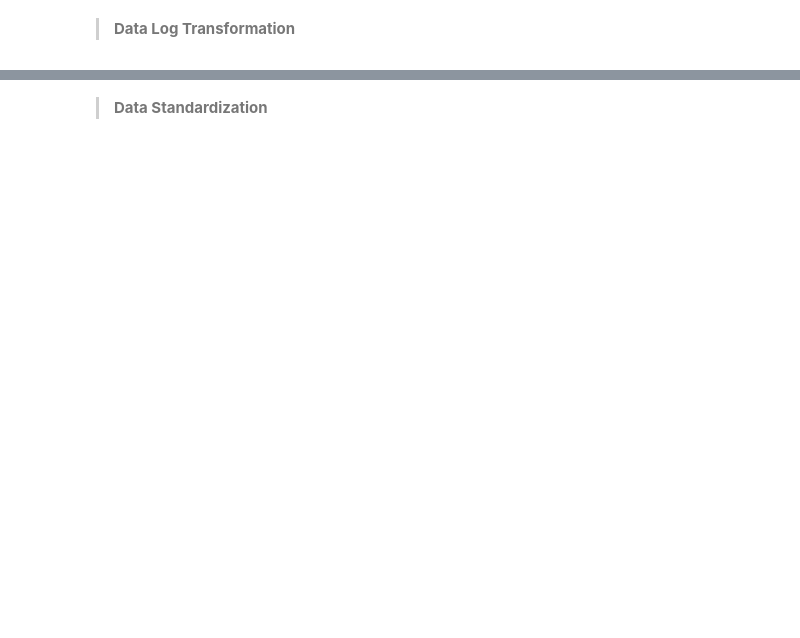
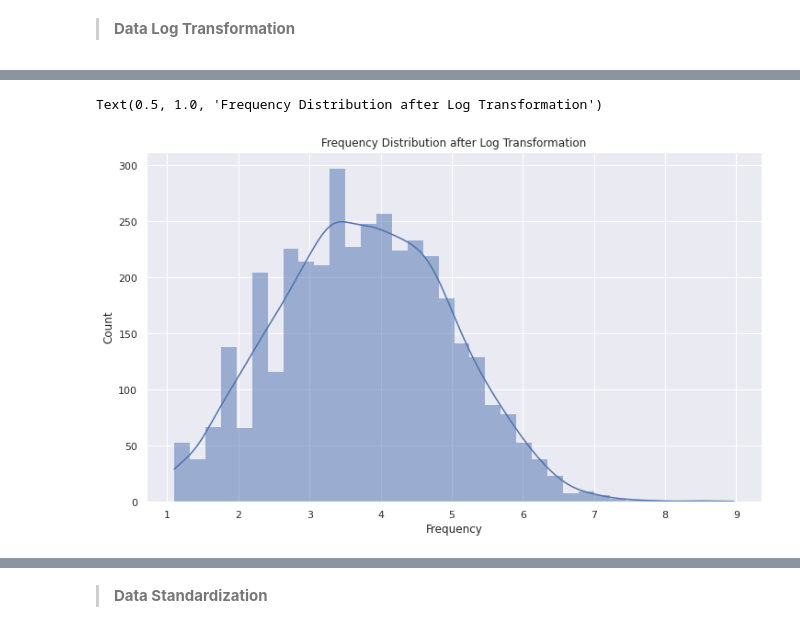
Before and after one commit to skpycoder786/CustomerSegmentation_MajorProject, a Jupyter notebook: customersegmentationanalysis-using-rfm-k-means.ipynb, the cells around one changed output, grey strips where cells are left out. Cells and saved outputs as stored; diff of their text form; code cells hidden in the pictures; blank space fills up the shorter version.

```diff
--- a/customersegmentationanalysis-using-rfm-k-means.ipynb
+++ b/customersegmentationanalysis-using-rfm-k-means.ipynb
@@ -303,7 +518,10 @@ plt.title("Recency Distribution after Data normalization")
 # %%
 Frequency_Plot_data = Log_Tfd_Data.query('Frequency < 1000')['Frequency']
 sns.histplot(Frequency_Plot_data, label="100% Equities", kde=True, linewidth=0)
-plt.title("Frequency Distribution after Data normalization")
+plt.title("Frequency Distribution after Log Transformation")
+# %% [output]
+Text(0.5, 1.0, 'Frequency Distribution after Log Transformation')
+[figure, added]
 # %%
 Monetary_Plot_data = Log_Tfd_Data.query('Monetary < 10000')['Monetary']
 sns.histplot(Monetary_Plot_data, label="100% Equities", kde=True, linewidth=0)
```
Also changed, not shown: parts of 43 cells of this notebook.
